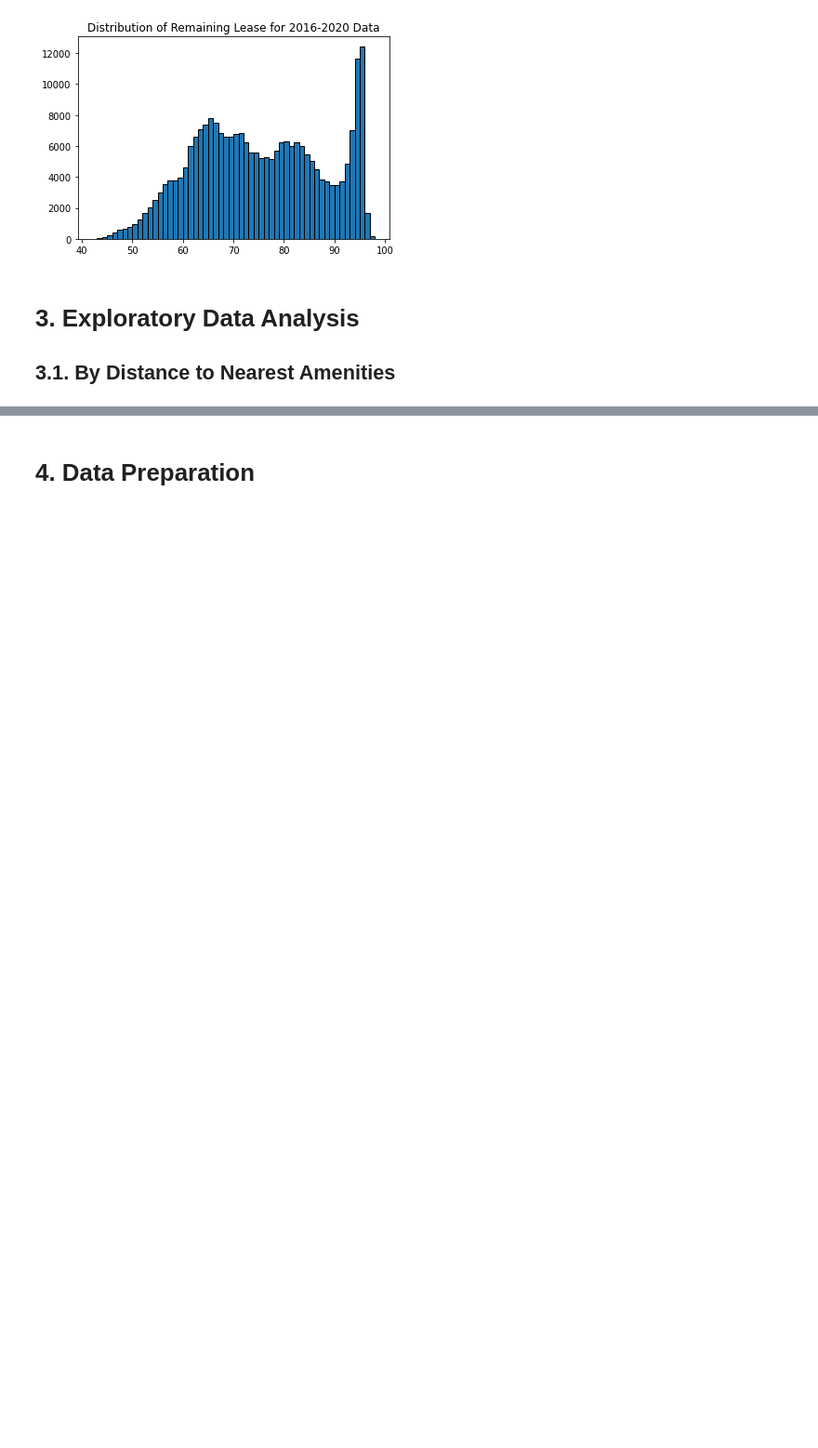
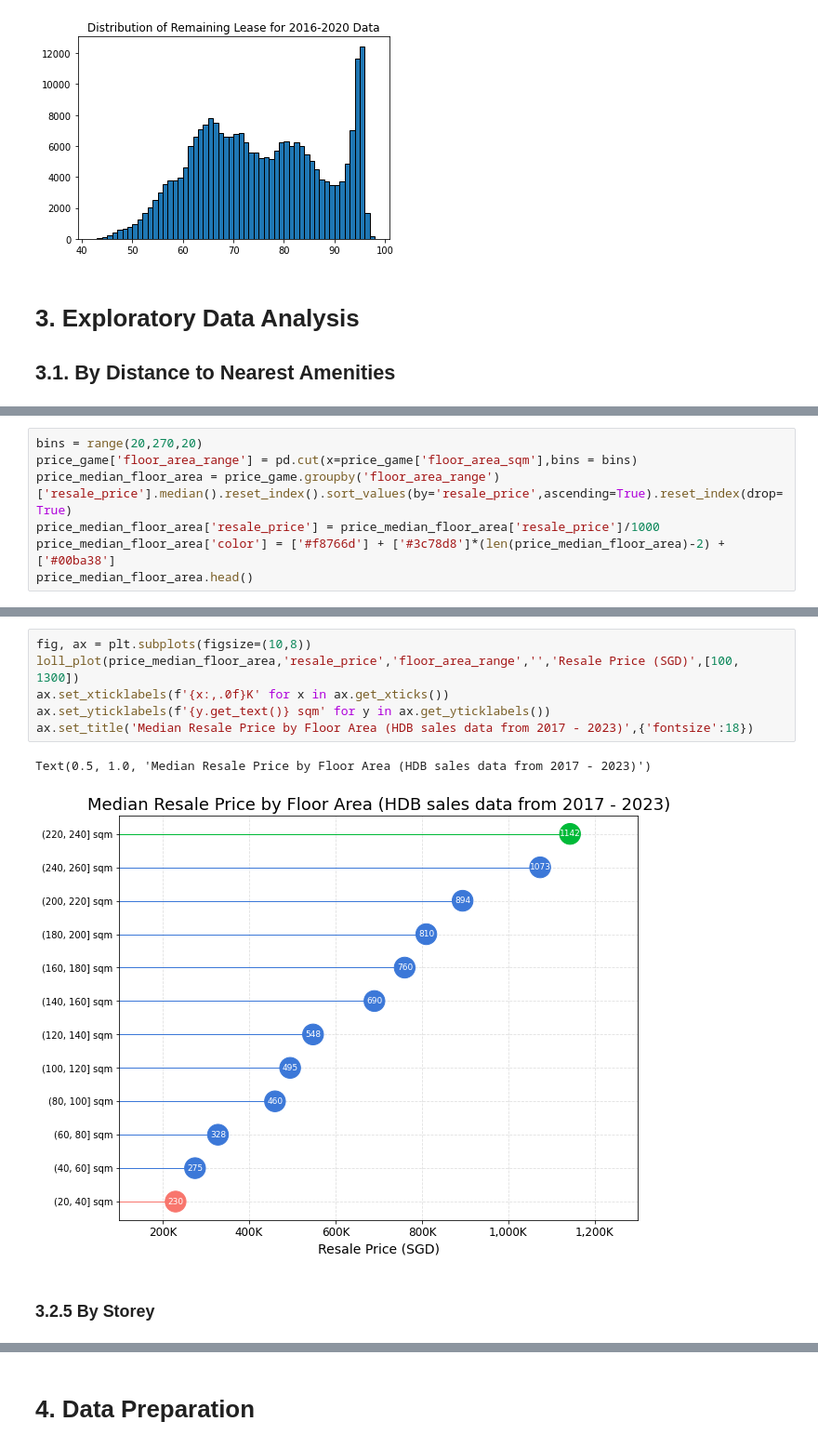
Before and after one commit to martinwh81/HDB-Resale-Price, a Jupyter notebook: HDB_Resale_Prediction.ipynb, the cells around one changed output, grey strips where cells are left out. Shown at 93% size. Cells and saved outputs as stored; diff of their text form; blank space fills up the shorter version.

```diff
--- a/HDB_Resale_Prediction.ipynb
+++ b/HDB_Resale_Prediction.ipynb
@@ -348,0 +437,7 @@ The figure layout has changed to tight
+# %%
+bins = range(20,270,20)
+price_game['floor_area_range'] = pd.cut(x=price_game['floor_area_sqm'],bins = bins)
+price_median_floor_area = price_game.groupby('floor_area_range')['resale_price'].median().reset_index().sort_values(by='resale_price',ascending=True).reset_index(drop=True)
+price_median_floor_area['resale_price'] = price_median_floor_area['resale_price']/1000
+price_median_floor_area['color'] = ['#f8766d'] + ['#3c78d8']*(len(price_median_floor_area)-2) + ['#00ba38']
+price_median_floor_area.head()
@@ -348,0 +451,11 @@ The figure layout has changed to tight
+# %%
+fig, ax = plt.subplots(figsize=(10,8))
+loll_plot(price_median_floor_area,'resale_price','floor_area_range','','Resale Price (SGD)',[100, 1300])
+ax.set_xticklabels(f'{x:,.0f}K' for x in ax.get_xticks())
+ax.set_yticklabels(f'{y.get_text()} sqm' for y in ax.get_yticklabels())
+ax.set_title('Median Resale Price by Floor Area (HDB sales data from 2017 - 2023)',{'fontsize':18})
+# %% [output]
+Text(0.5, 1.0, 'Median Resale Price by Floor Area (HDB sales data from 2017 - 2023)')
+[figure, added]
+# %% [markdown]
+### 3.2.5 By Storey
```
Also changed, not shown: parts of 28 cells of this notebook, 1 other file.
